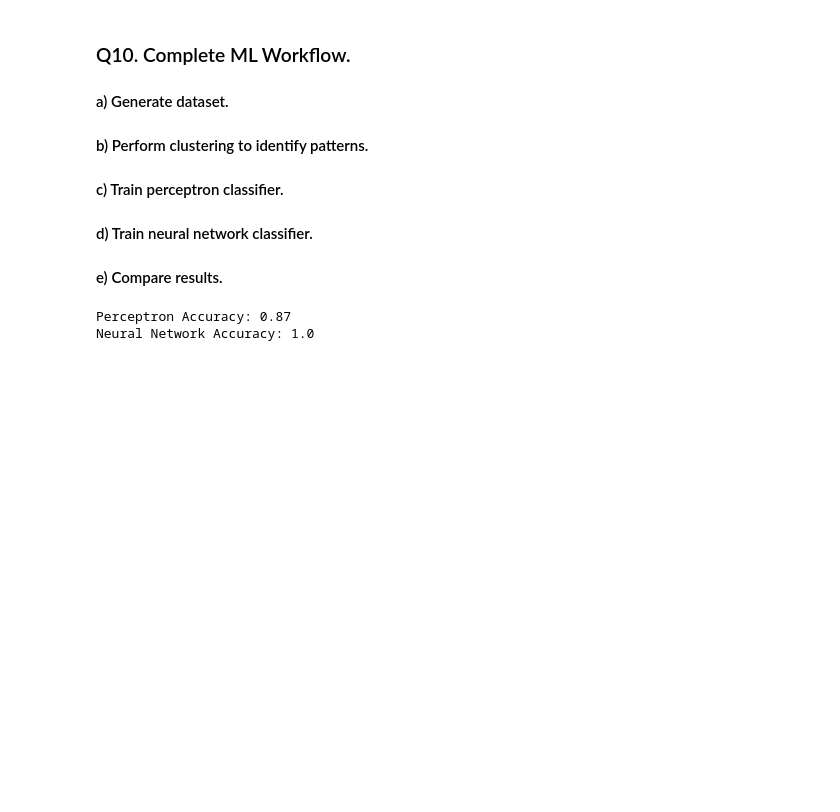
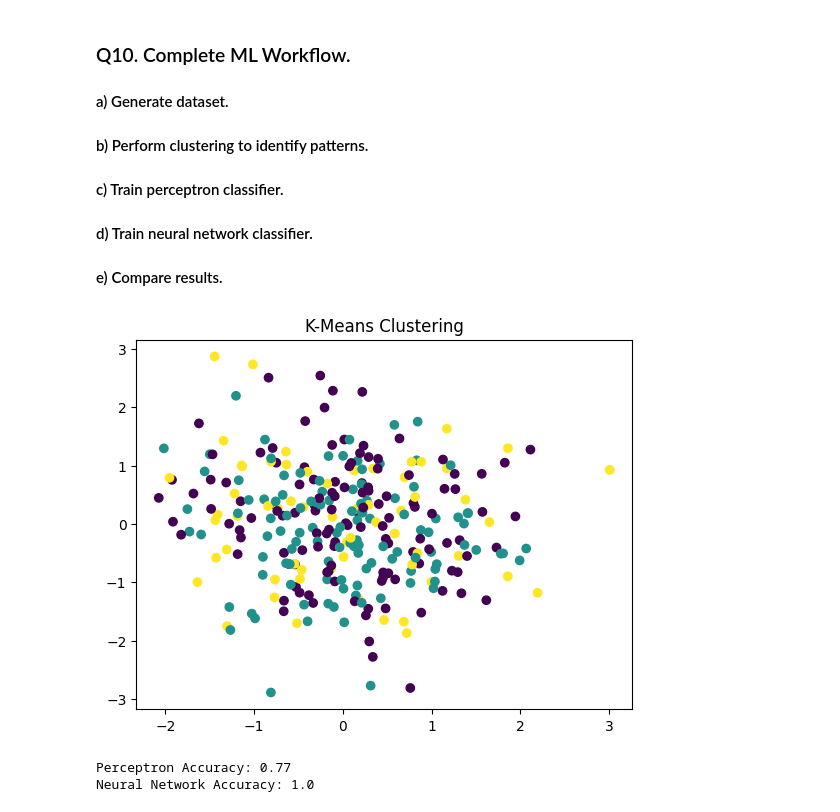
Before and after one commit to ankushsaha18/CollegeAssignments, a Jupyter notebook: SEM6/MLC2/Assignment1.ipynb, the cells around one changed output. Saved outputs shown, nothing was run; the diff lists cells and outputs as text; code cells hidden in the pictures; blank space fills up the shorter version.

```diff
--- a/SEM6/MLC2/Assignment1.ipynb
+++ b/SEM6/MLC2/Assignment1.ipynb
@@ -255,21 +259,26 @@ Accuracy: 0.85
 # %%
 from sklearn.datasets import make_classification
 from sklearn.cluster import KMeans
 from sklearn.linear_model import Perceptron
 from sklearn.neural_network import MLPClassifier
+import matplotlib.pyplot as plt
 
 X,y = make_classification(n_samples=300)
 
 kmeans = KMeans(n_clusters=3, n_init=10)
 clusters = kmeans.fit_predict(X)
+plt.scatter(X[:,0], X[:,1], c=clusters)
+plt.title("K-Means Clustering")
+plt.show()
 
 p = Perceptron()
 p.fit(X,y)
 print("Perceptron Accuracy:",p.score(X,y))
 
 nn = MLPClassifier(hidden_layer_sizes=(10,10), max_iter=1000)
 nn.fit(X,y)
 print("Neural Network Accuracy:",nn.score(X,y))
 # %% [output]
+[figure, added]
-Perceptron Accuracy: 0.87
+Perceptron Accuracy: 0.77
 Neural Network Accuracy: 1.0
```
Also changed, not shown: parts of 2 cells of this notebook, 11 other files.
